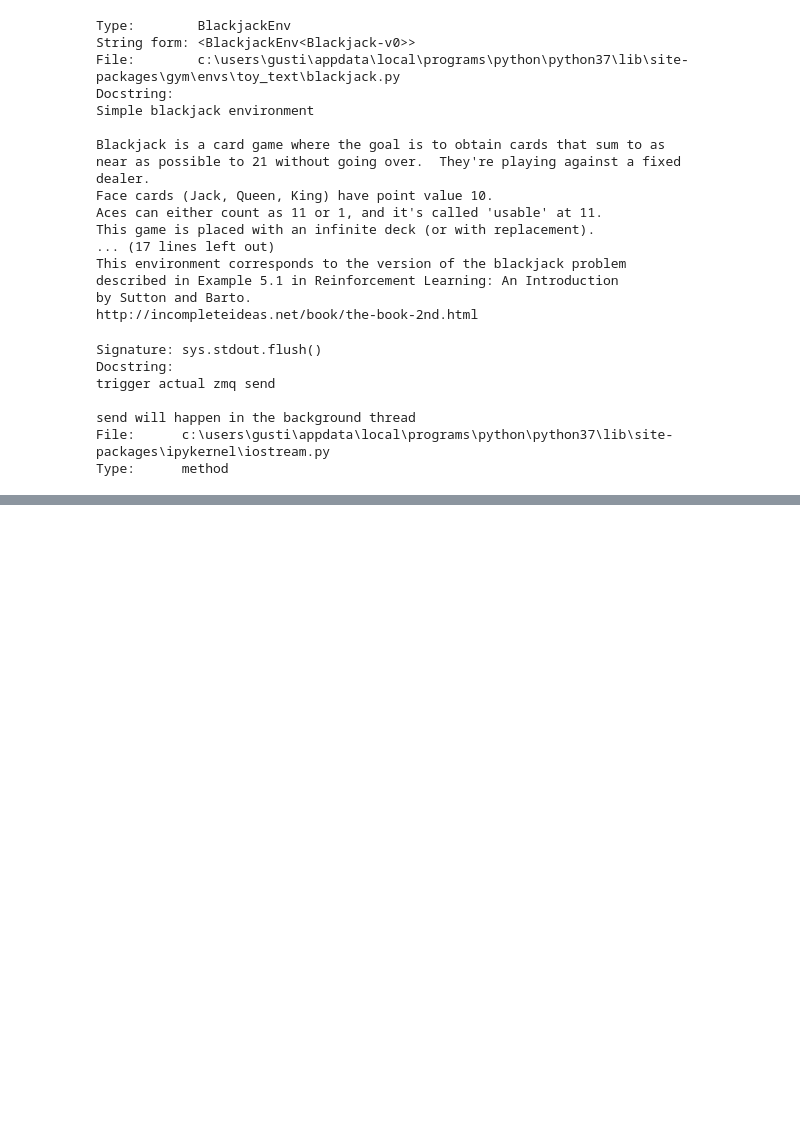
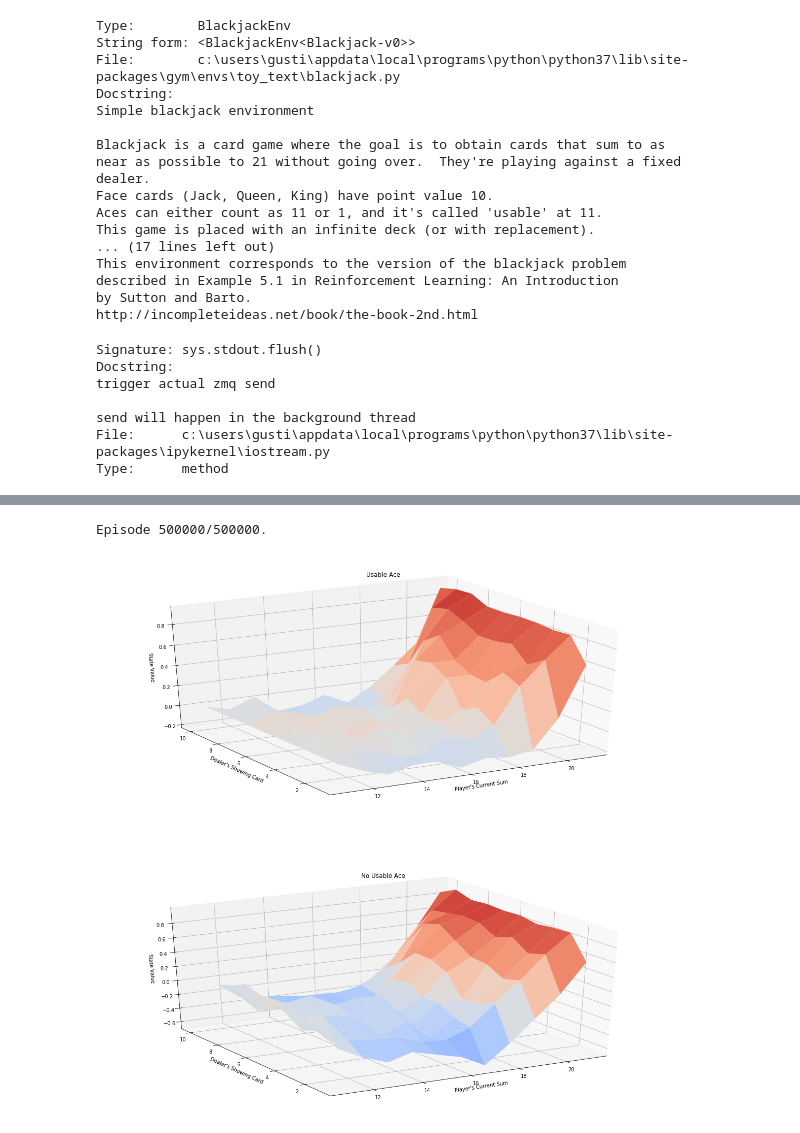
Before and after one commit to sanggusti/DeepLearningExercises, a Jupyter notebook: deep_reinforcement_learning/monte_carlo.ipynb, the cells around one changed output, grey strips where cells are left out. Drawn from its saved outputs; the diff is of its cells as text; code cells hidden in the pictures; blank space fills up the shorter version.

```diff
--- a/deep_reinforcement_learning/monte_carlo.ipynb
+++ b/deep_reinforcement_learning/monte_carlo.ipynb
@@ -131,0 +178,26 @@ Episode 500000/500000.
+# %%
+def mc_control(env, num_episodes, alpha, gamma=1.0, eps_start = 1.0, eps_decay = .99999, eps_min = 0.05):
+    nA = env.action_space.n
+    Q = defaultdict(lambda: np.zeros(nA))
+    epsilon = eps_start
+    # Loop over episodes
+    for i_episode in range(1, num_episodes+1):
+        if i_episode % 1000 == 0:
+            print("\rEpisode {}/{}.".format(i_episode, num_episodes), end="")
+            sys.stdout.flush()
+        ## TODO: Complete the function
+        epsilon = max(epsilon*eps_decay, eps_min)
+        episode = generate_episode_from_q(env, Q, epsilon, nA)
+        Q = update_Q(env, episode, Q, alpha, gamma)
+    policy = dict((k, np.argmax(v)) for k, v in Q.items())
+    return policy, Q
+# %%
+policy, Q = mc_control(env, 500000, 0.02)
+# %% [output]
+Episode 500000/500000.
+# %%
+V = dict((k, np.max(v)) for k, v in Q.items())
+
+plot_blackjack_values(V)
+# %% [output]
+[figure, added]
```
Also changed, not shown: parts of 6 cells of this notebook.
